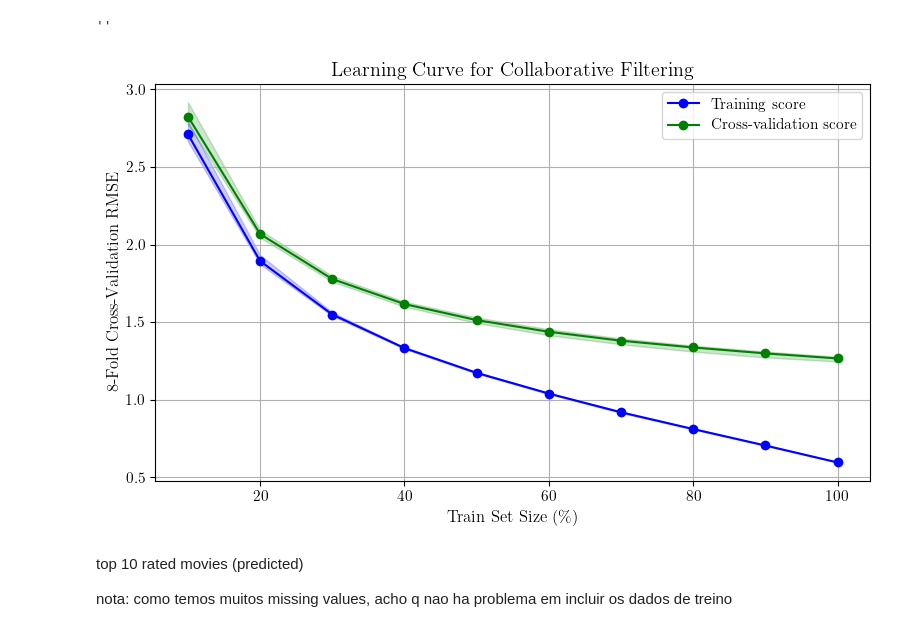
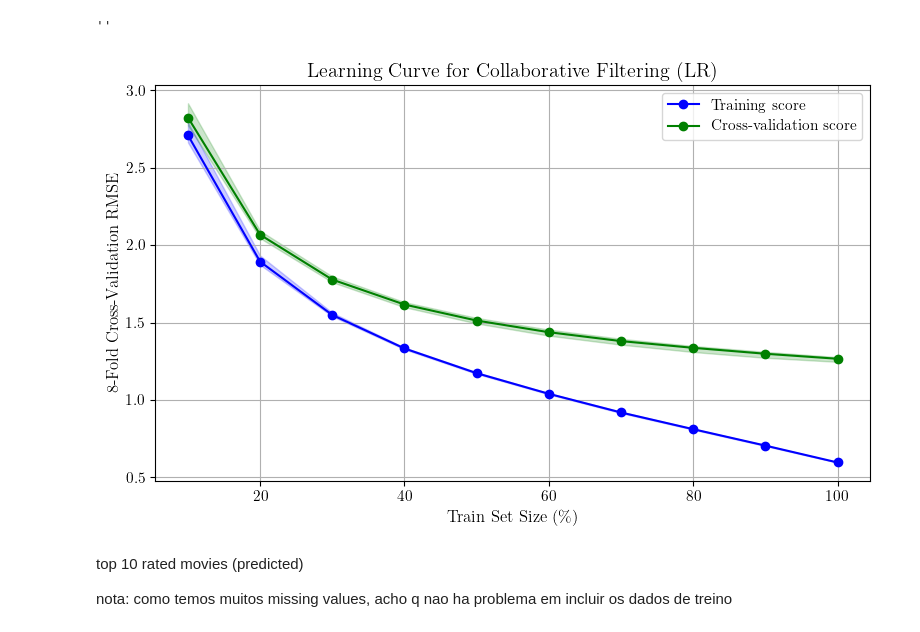
Before and after one commit to jepe06/Project2--Recommender-System, a Jupyter notebook: 03 model01.ipynb, the cells around one changed output. Drawn from its saved outputs; the diff is of its cells as text; code cells hidden in the pictures.

```diff
--- a/03 model01.ipynb
+++ b/03 model01.ipynb
@@ -770,7 +673,7 @@ import matplotlib.pyplot as plt
 import numpy as np
 from collections import defaultdict
 
-data = dict_RMSE_stored_ITERATIONS
+#data = dict_RMSE_stored_ITERATIONS
 data = dict_RMSE_stored_TrainSIZE
 
 
@@ -802,35 +705,35 @@ def plot_learning_curve(dataset):
     if dataset == "train":
         plt.plot(np.array(iterations)*100, mean_accuracy, "-o", label="Training score", color="blue")
         plt.fill_between(
             np.array(iterations)*100,
             min_a, #mean_accuracy - std_accuracy,
             max_a, #mean_accuracy + std_accuracy,
             color="blue", alpha=0.2
         )
     else:
         plt.plot(np.array(iterations)*100, mean_accuracy, "-o", label="Cross-validation score", color="green")
         plt.fill_between(
             np.array(iterations)*100,
             min_a, #mean_accuracy - std_accuracy,
             max_a, #mean_accuracy + std_accuracy,
             color="green", alpha=0.2
         )
 
 plt.figure(figsize=(8, 5))
 plot_learning_curve("train")
 plot_learning_curve("test")
 
 # Step 4: Add labels and legend
 plt.xlabel(r"Train Set Size (\%)")
 plt.ylabel("8-Fold Cross-Validation RMSE")
-plt.title("Learning Curve for Collaborative Filtering")
+plt.title("Learning Curve for Collaborative Filtering (LR)")
 plt.legend()
 plt.grid()
 plt.tight_layout()
 #plt.savefig("assets/model01_learning_curve.png")
 plt.show()
 # %% [output]
-[figure, old version]
+[figure, new version]
 # %% [markdown]
 top 10 rated movies (predicted)
 
```
Also changed, not shown: parts of 7 cells of this notebook, 6 other files.
